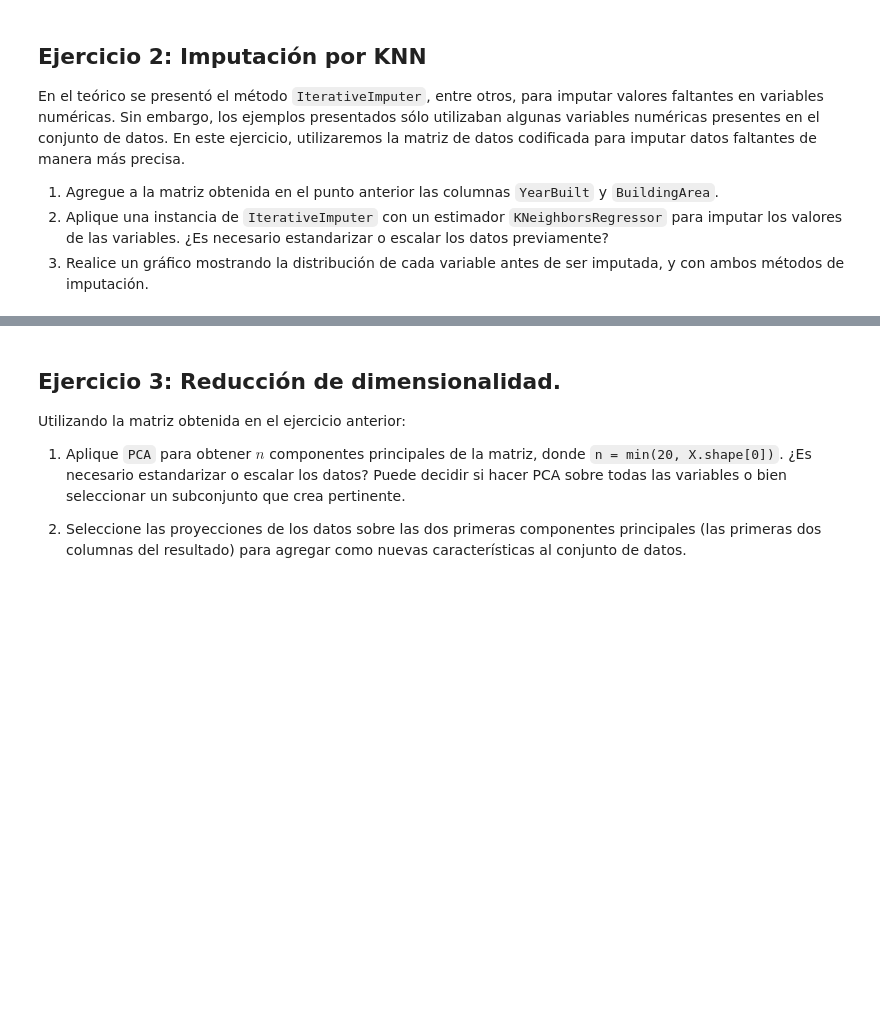
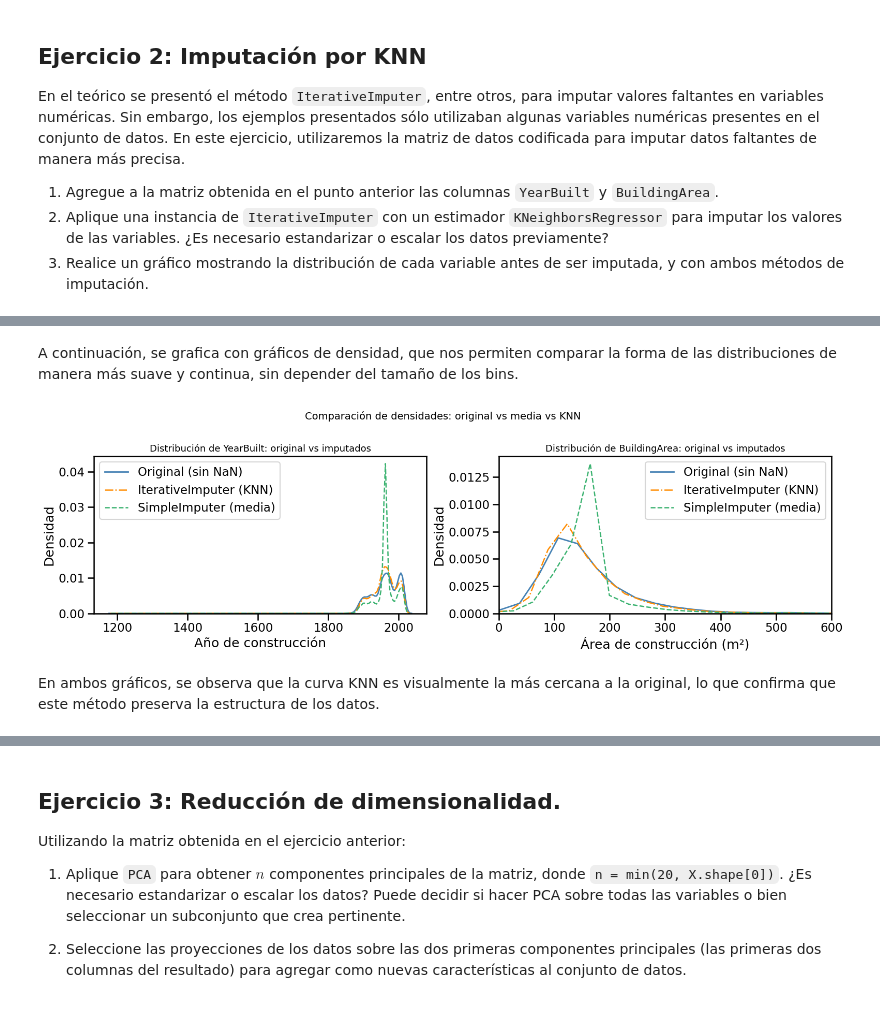
Before and after one commit to sgruyzcki/DiploDatos2026, a Jupyter notebook: Análisis Exploratorio y Curación de Datos/parte 1/ECD_2026_Entregable_Parte_1_grupo_3.ipynb, the cells around one changed output, grey strips where cells are left out. Saved outputs shown, nothing was run; the diff lists cells and outputs as text; code cells hidden in the pictures; blank space fills up the shorter version.

```diff
--- a/Análisis Exploratorio y Curación de Datos/parte 1/ECD_2026_Entregable_Parte_1_grupo_3.ipynb
+++ b/Análisis Exploratorio y Curación de Datos/parte 1/ECD_2026_Entregable_Parte_1_grupo_3.ipynb
@@ -655,0 +724,67 @@ plt.show()
+# %% [markdown]
+A continuación, se grafica con gráficos de densidad, que nos permiten comparar la forma de las distribuciones de manera más suave y continua, sin depender del tamaño de los bins.
+# %%
+import seaborn as sns
+import matplotlib.pyplot as plt
+import numpy as np
+
+# Valores en escala original para graficar
+idx_year     = X_para_imputar.shape[1] - 2
+idx_building = X_para_imputar.shape[1] - 1
+
+for idx in [idx_year, idx_building]:
+    col_min = scaler.data_min_[idx]
+    col_max = scaler.data_max_[idx]
+
+i_year = idx_year
+i_building = idx_building
+
+# Valores originales (sin NaN)
+year_original     = extra[:, 0][~np.isnan(extra[:, 0])]
+building_original = extra[:, 1][~np.isnan(extra[:, 1])]
+
+# Valores imputados con media (desescalados)
+year_media     = X_imputed_mean[:, i_year]     * (scaler.data_max_[i_year]     - scaler.data_min_[i_year])     + scaler.data_min_[i_year]
+building_media = X_imputed_mean[:, i_building] * (scaler.data_max_[i_building] - scaler.data_min_[i_building]) + scaler.data_min_[i_building]
+
+# Valores imputados con KNN (desescalados)
+year_knn     = X_imputed[:, i_year]     * (scaler.data_max_[i_year]     - scaler.data_min_[i_year])     + scaler.data_min_[i_year]
+building_knn = X_imputed[:, i_building] * (scaler.data_max_[i_building] - scaler.data_min_[i_building]) + scaler.data_min_[i_building]
+
+# Gráficos de densidad
+fig, axes = plt.subplots(1, 2, figsize=(16, 5))
+
+# YearBuilt
+sns.kdeplot(year_original, label='Original (sin NaN)', ax=axes[0],
+            color='steelblue', linewidth=2)
+sns.kdeplot(year_knn,      label='IterativeImputer (KNN)', ax=axes[0],
+            color='darkorange', linewidth=1.8, linestyle='dashdot')
+sns.kdeplot(year_media,    label='SimpleImputer (media)', ax=axes[0],
+            color='mediumseagreen', linewidth=1.8, linestyle='dashed')
+
+axes[0].set_title('Distribución de YearBuilt: original vs imputados', fontsize=13)
+axes[0].set_xlabel('Año de construcción')
+axes[0].set_ylabel('Densidad')
+axes[0].legend()
+
+# BuildingArea
+sns.kdeplot(building_original, label='Original (sin NaN)', ax=axes[1],
+            color='steelblue', linewidth=2)
+sns.kdeplot(building_knn,      label='IterativeImputer (KNN)', ax=axes[1],
+            color='darkorange', linewidth=1.8, linestyle='dashdot')
+sns.kdeplot(building_media,    label='SimpleImputer (media)', ax=axes[1],
+            color='mediumseagreen', linewidth=1.8, linestyle='dashed')
+
+axes[1].set_title('Distribución de BuildingArea: original vs imputados', fontsize=13)
+axes[1].set_xlabel('Área de construcción (m²)')
+axes[1].set_ylabel('Densidad')
+axes[1].set_xlim(0, 600)
+axes[1].legend()
+
+plt.suptitle('Comparación de densidades: original vs media vs KNN', fontsize=14)
+plt.tight_layout()
+plt.show()
+# %% [output]
+[figure, added]
+# %% [markdown]
+En ambos gráficos, se observa que la curva KNN es visualmente la más cercana a la original, lo que confirma que este método preserva la estructura de los datos.
```
Also changed, not shown: parts of 22 cells of this notebook.
